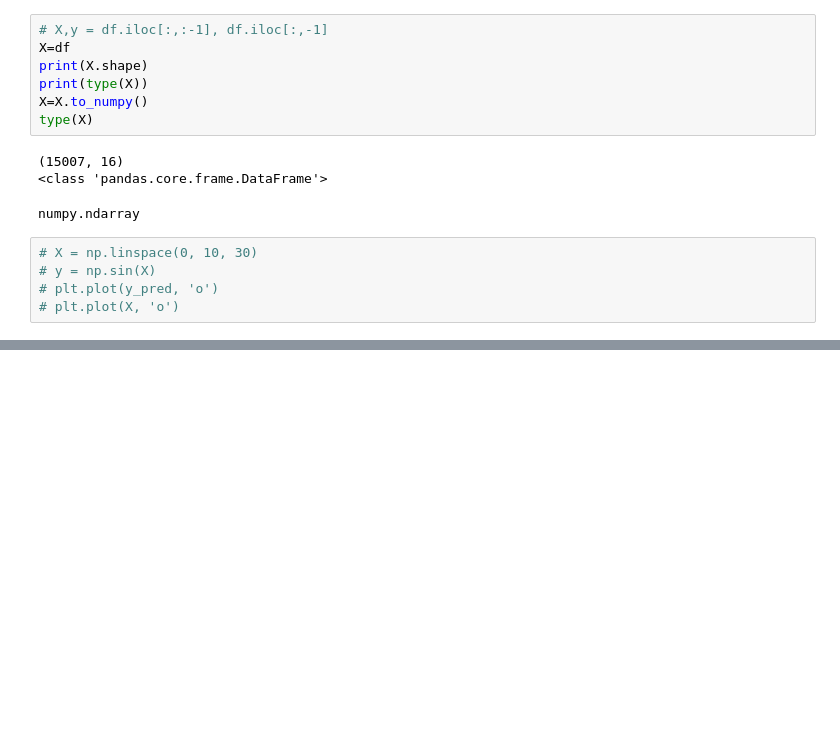
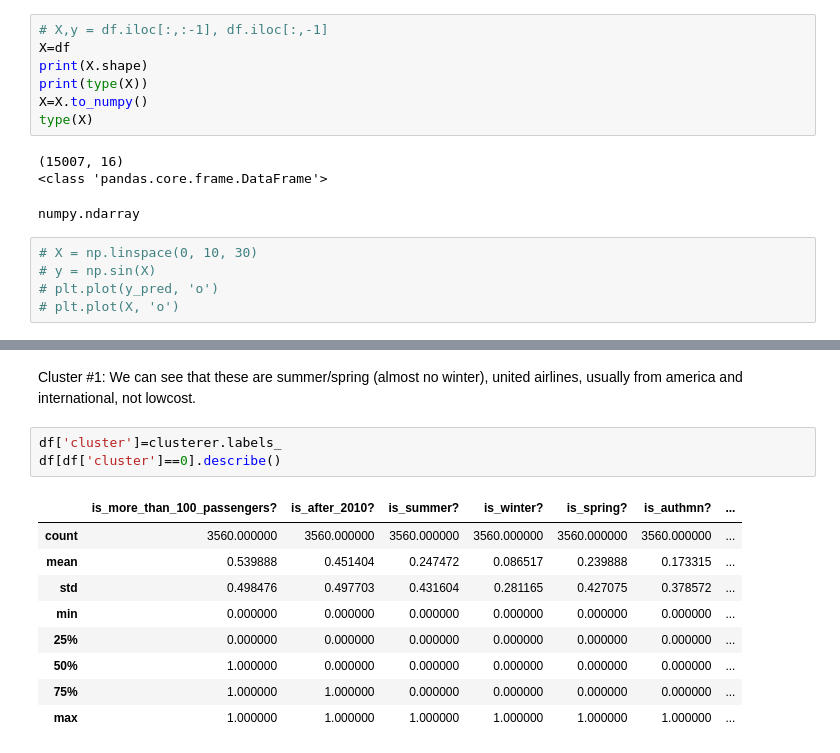
Before and after one commit to haeshed/DS-for-ent, a Jupyter notebook: Home Assignment 2 K-Means-20230501/HWA2_Hadar_Eshed.ipynb, the cells around one changed output, grey strips where cells are left out. Cells and saved outputs as stored; diff of their text form; blank space fills up the shorter version.

```diff
--- a/Home Assignment 2 K-Means-20230501/HWA2_Hadar_Eshed.ipynb
+++ b/Home Assignment 2 K-Means-20230501/HWA2_Hadar_Eshed.ipynb
@@ -145,0 +171,16 @@ for  6  clusters:
+# %% [markdown]
+Cluster #1:
+We can see that these are summer/spring (almost no winter), united airlines, usually from america and international, not lowcost.
+# %%
+df['cluster']=clusterer.labels_
+df[df['cluster']==0].describe()
+# %% [output]
+|  | is_more_than_100_passengers? | is_after_2010? | is_summer? | is_winter? | is_spring? | is_authmn? | ... |
+| count | 3560.000000 | 3560.000000 | 3560.000000 | 3560.000000 | 3560.000000 | 3560.000000 | ... |
+| mean | 0.539888 | 0.451404 | 0.247472 | 0.086517 | 0.239888 | 0.173315 | ... |
+| std | 0.498476 | 0.497703 | 0.431604 | 0.281165 | 0.427075 | 0.378572 | ... |
+| min | 0.000000 | 0.000000 | 0.000000 | 0.000000 | 0.000000 | 0.000000 | ... |
+| 25% | 0.000000 | 0.000000 | 0.000000 | 0.000000 | 0.000000 | 0.000000 | ... |
+| 50% | 1.000000 | 0.000000 | 0.000000 | 0.000000 | 0.000000 | 0.000000 | ... |
+| 75% | 1.000000 | 1.000000 | 0.000000 | 0.000000 | 0.000000 | 0.000000 | ... |
+| max | 1.000000 | 1.000000 | 1.000000 | 1.000000 | 1.000000 | 1.000000 | ... |
```
Also changed, not shown: parts of 16 cells of this notebook, 1 other file.
